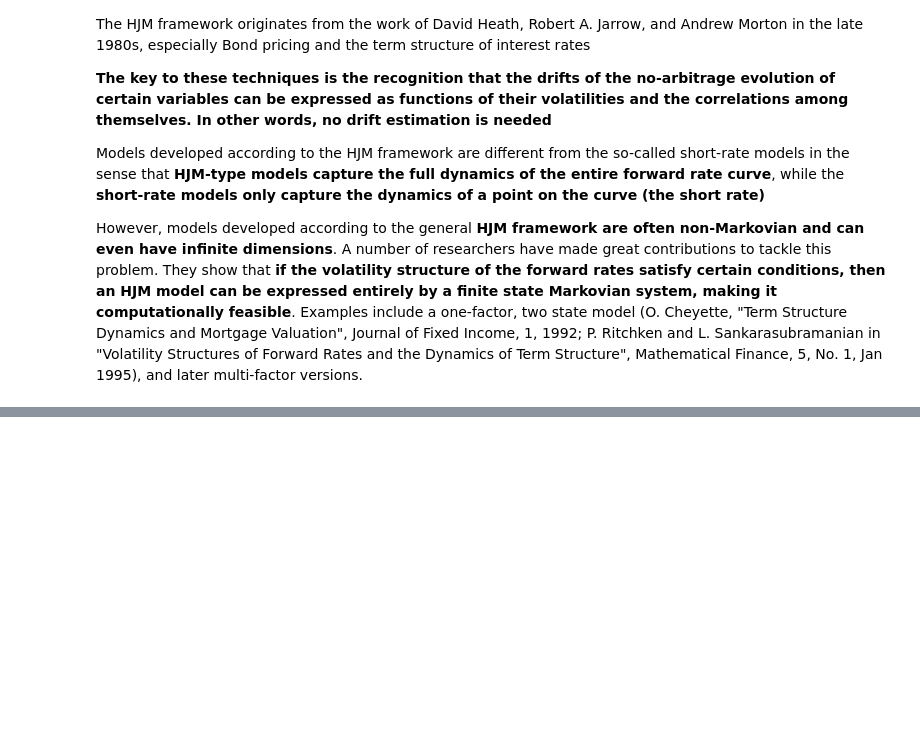
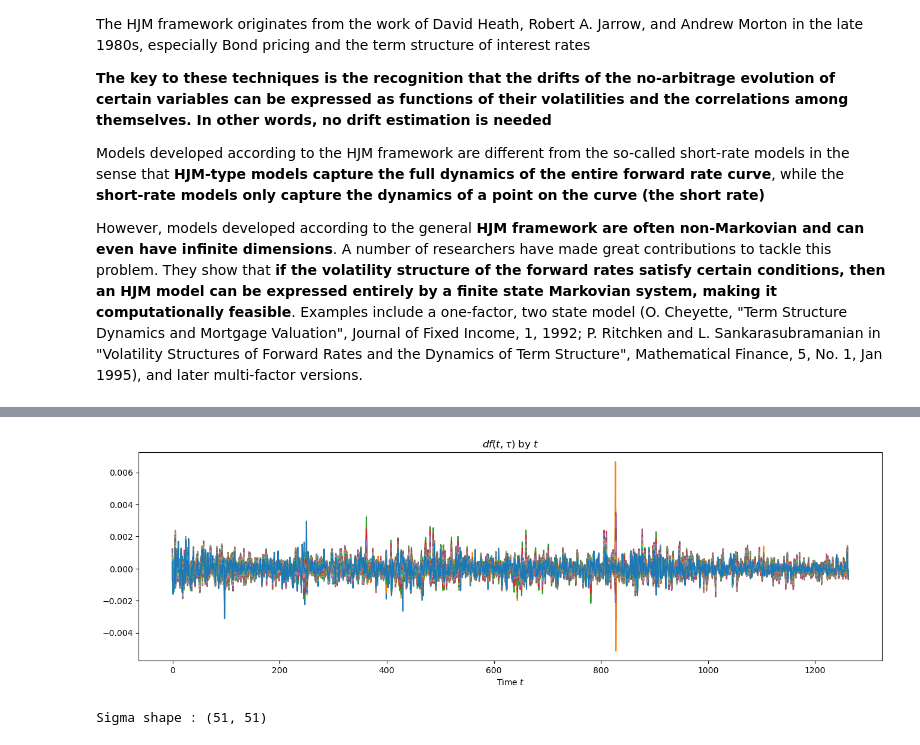
Before and after one commit to sigirisetti/jupyter_notebooks, a Jupyter notebook: fe/calibrations/short_rate/hjm.ipynb, the cells around one changed output, grey strips where cells are left out. Saved outputs shown, nothing was run; the diff lists cells and outputs as text; code cells hidden in the pictures; blank space fills up the shorter version.

```diff
--- a/fe/calibrations/short_rate/hjm.ipynb
+++ b/fe/calibrations/short_rate/hjm.ipynb
@@ -12,0 +59,12 @@ However, models developed according to the general **HJM framework are often non
+# %%
+diff_rates = diff(hist_rates, axis=0)
+assert(hist_rates.shape[1]==diff_rates.shape[1])
+plot(diff_rates), xlabel(r'Time $t$'), title(r'$df(t,\tau)$ by $t$');
+# %% [output]
+[figure, added]
+# %%
+# Calculate covariance matrix
+sigma = cov(diff_rates.transpose())
+print("Sigma shape : " + str(sigma.shape))
+# %% [output]
+Sigma shape : (51, 51)
```
Also changed, not shown: parts of 22 cells of this notebook, 1 other file.
